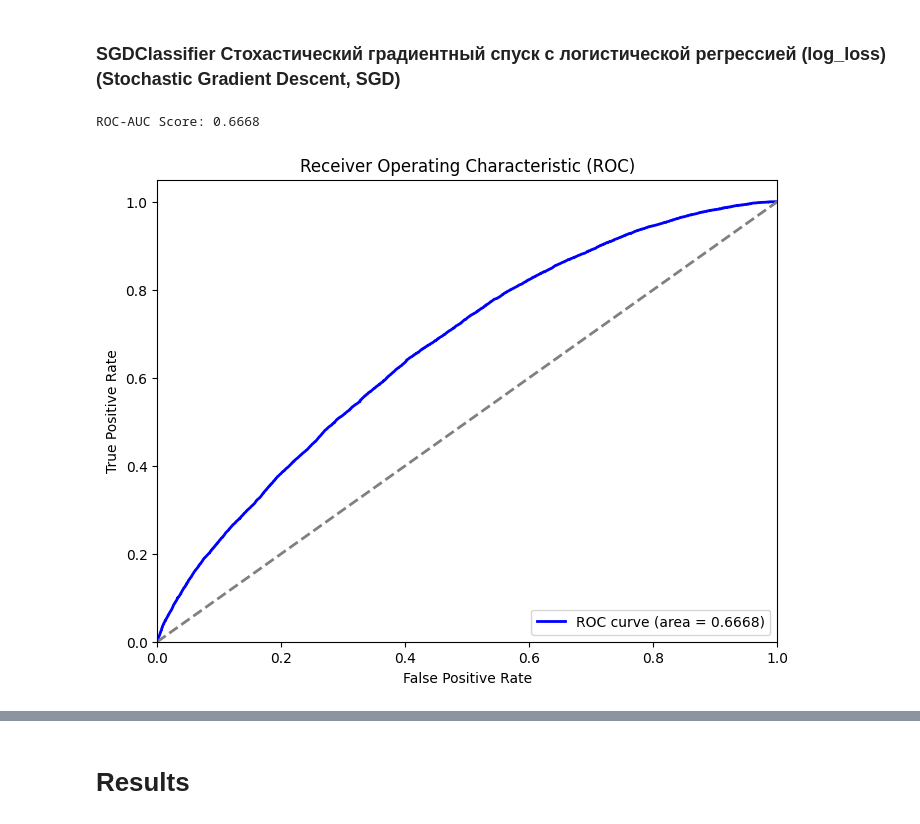
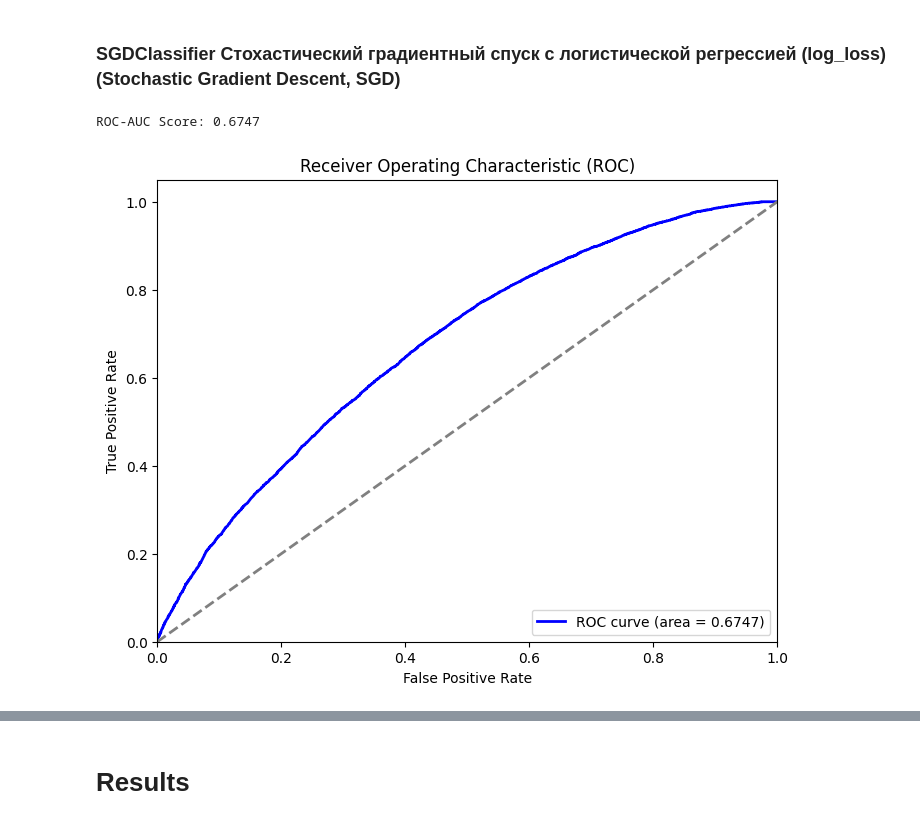
Before and after one commit to saidplatonov/sber_avto_sklrn_ML, a Jupyter notebook: research_result.ipynb, the cells around one changed output, grey strips where cells are left out. Drawn from its saved outputs; the diff is of its cells as text; code cells hidden in the pictures.

```diff
--- a/research_result.ipynb
+++ b/research_result.ipynb
@@ -2636,20 +2682,23 @@ mlp_tuned = MLPClassifier(
     random_state=42
 )
 
-# Определение классов
-classes = np.unique(target_train)
+mlp_tuned.fit(fitches_train, target_train)
+# обучение частями
+# # Определение классов
+# classes = np.unique(target_train)
 
-# Инициализация частичного обучения
-mlp_tuned.partial_fit(fitches_train[:256], target_train[:256], classes=classes)
+# # Инициализация частичного обучения
+# mlp_tuned.partial_fit(fitches_train[:256], target_train[:256], classes=classes)
 
-# Обучение модели на батчах данных
-batch_size = 100000  # Размер батча
-n_batches = len(fitches_train) // batch_size + 1
+# # Обучение модели на батчах данных
+# batch_size = 200000  # Размер батча
+# n_batches = len(fitches_train) // batch_size + 1
 
-for i in range(n_batches):
-    start = i * batch_size
-    end = min((i + 1) * batch_size, len(fitches_train))
-    mlp_tuned.partial_fit(fitches_train[start:end], target_train[start:end])
+# for i in range(n_batches):
+#     start = i * batch_size
+#     end = min((i + 1) * batch_size, len(fitches_train))
+#     mlp_tuned.partial_fit(fitches_train[start:end], target_train[start:end])
+
 
 print("Обучение окончено, приступим к предсказаниями на тестовых данных")
 # Предсказания вероятностей для тестового набора
@@ -2711,45 +2760,45 @@ feature_importance
 #  SGDClassifier
 
 
 class_weights_dict = {0: 1, 1: 2}#{0: 0.01, 1: 0.34} #0.67
 # Создание и настройка SGDClassifier для логистической регрессии
 sgd_log_reg = SGDClassifier(
     loss='log_loss',  # Логистическая регрессия
     alpha=0.0001,  # Регуляризационный параметр
     penalty='l2',  # L2 регуляризация
     max_iter=1000,  # Максимальное количество итераций не работает при partial_fit
     random_state=42,
     learning_rate='optimal',
     # class_weight=class_weights_dict,
     eta0=0.01,  # Начальный шаг обучения
     warm_start=True, # при вызове fit используется данные предидущего обучения
     n_jobs=-1  # Использование всех доступных процессоров
 )
+sgd_log_reg.fit(fitches_train, target_train)
+# Обучение модели на батчах данных
+# batch_size = 50000  # Размер батча
+# n_batches = len(fitches_train) // batch_size + 1
 
-# Обучение модели на батчах данных
-batch_size = 100000  # Размер батча
-n_batches = len(fitches_train) // batch_size + 1
-
-for i in range(n_batches):
-    start = i * batch_size
-    end = min((i + 1) * batch_size, len(fitches_train))
-     # Вычисление весов для каждого образца
-    # batch_weight = compute_sample_weight(class_weight=class_weights_dict, y=target_train[start:end])
-    sgd_log_reg.partial_fit(fitches_train[start:end], target_train[start:end], classes=[0, 1])#, sample_weight=batch_weight)
+# for i in range(n_batches):
+#     start = i * batch_size
+#     end = min((i + 1) * batch_size, len(fitches_train))
+#      # Вычисление весов для каждого образца
+#     # batch_weight = compute_sample_weight(class_weight=class_weights_dict, y=target_train[start:end])
+#     sgd_log_reg.partial_fit(fitches_train[start:end], target_train[start:end], classes=[0, 1])#, sample_weight=batch_weight)
 
 # Предсказания вероятностей для тестового набора
 y_pred_proba = sgd_log_reg.predict_proba(fitches_test)[:, 1]
 
 # Оценка модели с использованием ROC-AUC
 roc_auc = roc_auc_score(target_test, y_pred_proba)
 print(f'ROC-AUC Score: {roc_auc:.4f}')
 
 drow_roc_auc(target_test, y_pred_proba)
 #0.6714 пи стандартскалер 0.6597 до изменения данных о городе alternativeName в name
 # 0.6333 до изменения стратегии заполнения пустот данных о городе
 # %% [output]
-ROC-AUC Score: 0.6668
+ROC-AUC Score: 0.6747
-[figure, old version]
+[figure, new version]
 # %%
 # Получение коэффициентов (весов) и свободного члена модели
 coefficients = sgd_log_reg.coef_.flatten()  # Получаем одномерный массив коэффициентов
```
Also changed, not shown: parts of 83 cells of this notebook.
